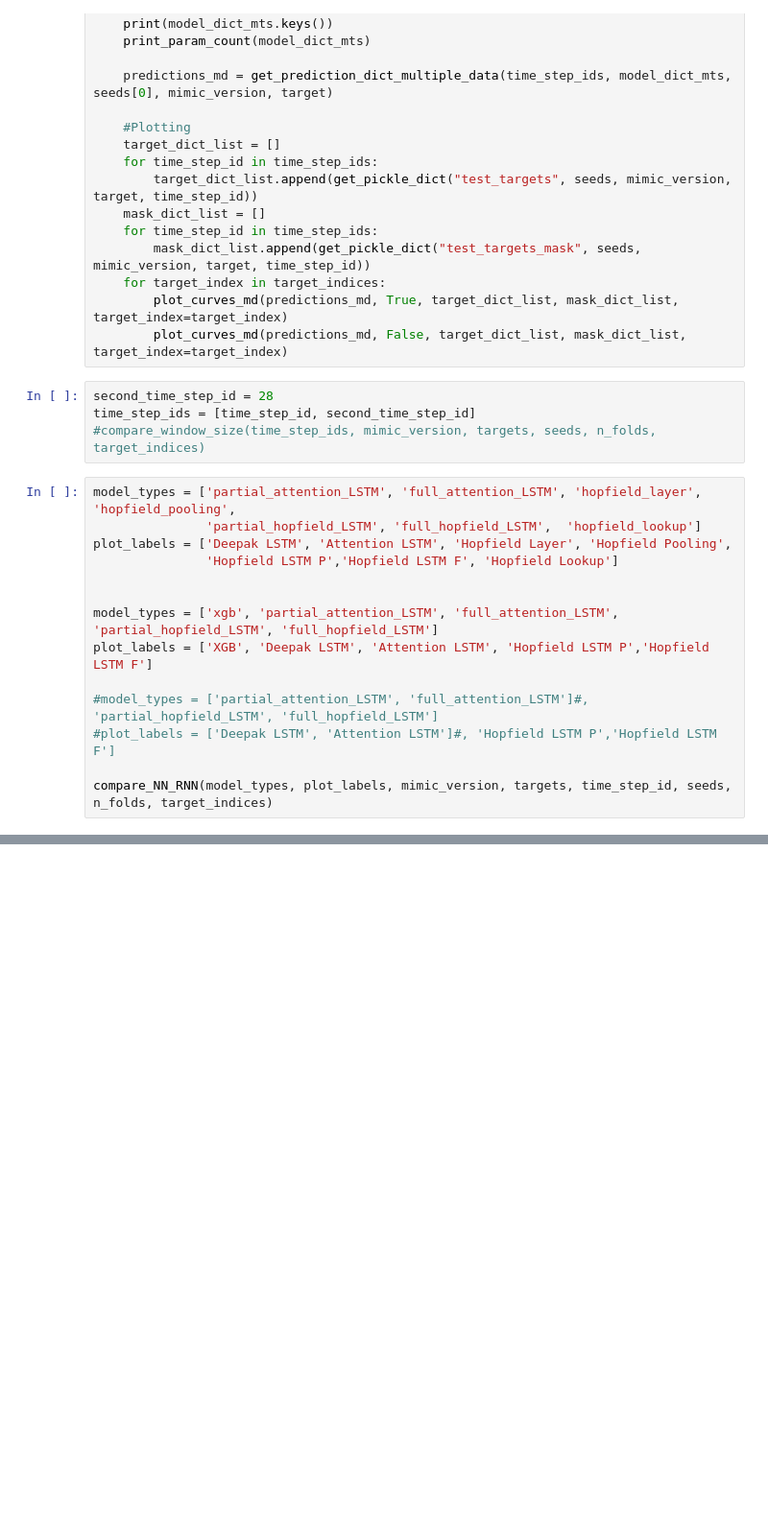
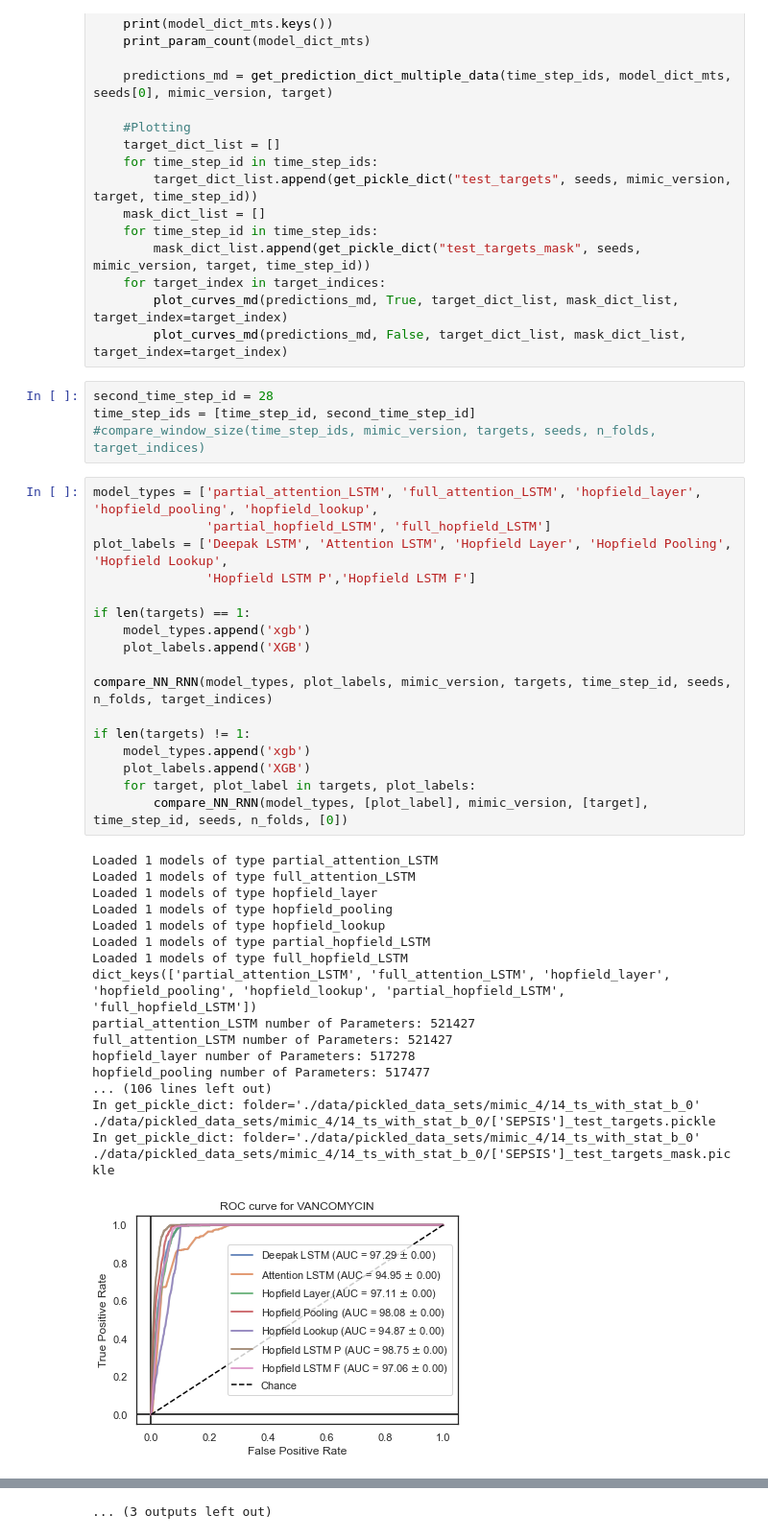
Before and after one commit to moskast/mimic_model, a Jupyter notebook: test.ipynb, the cells around one changed output, grey strips where cells are left out. Shown at 96% size. Saved outputs shown, nothing was run; the diff lists cells and outputs as text; blank space fills up the shorter version.

```diff
--- a/test.ipynb
+++ b/test.ipynb
@@ -478,16 +550,38 @@ second_time_step_id = 28
 time_step_ids = [time_step_id, second_time_step_id]
 #compare_window_size(time_step_ids, mimic_version, targets, seeds, n_folds, target_indices)
 # %%
-model_types = ['partial_attention_LSTM', 'full_attention_LSTM', 'hopfield_layer', 'hopfield_pooling',
-               'partial_hopfield_LSTM', 'full_hopfield_LSTM',  'hopfield_lookup']
-plot_labels = ['Deepak LSTM', 'Attention LSTM', 'Hopfield Layer', 'Hopfield Pooling',
-               'Hopfield LSTM P','Hopfield LSTM F', 'Hopfield Lookup']
+model_types = ['partial_attention_LSTM', 'full_attention_LSTM', 'hopfield_layer', 'hopfield_pooling', 'hopfield_lookup',
+               'partial_hopfield_LSTM', 'full_hopfield_LSTM']
+plot_labels = ['Deepak LSTM', 'Attention LSTM', 'Hopfield Layer', 'Hopfield Pooling', 'Hopfield Lookup',
+               'Hopfield LSTM P','Hopfield LSTM F']
 
-
-model_types = ['xgb', 'partial_attention_LSTM', 'full_attention_LSTM', 'partial_hopfield_LSTM', 'full_hopfield_LSTM']
-plot_labels = ['XGB', 'Deepak LSTM', 'Attention LSTM', 'Hopfield LSTM P','Hopfield LSTM F']
-
-#model_types = ['partial_attention_LSTM', 'full_attention_LSTM']#, 'partial_hopfield_LSTM', 'full_hopfield_LSTM']
-#plot_labels = ['Deepak LSTM', 'Attention LSTM']#, 'Hopfield LSTM P','Hopfield LSTM F']
+if len(targets) == 1:
+    model_types.append('xgb')
+    plot_labels.append('XGB')
 
 compare_NN_RNN(model_types, plot_labels, mimic_version, targets, time_step_id, seeds, n_folds, target_indices)
+
+if len(targets) != 1:
+    model_types.append('xgb')
+    plot_labels.append('XGB')
+    for target, plot_label in targets, plot_labels:
+        compare_NN_RNN(model_types, [plot_label], mimic_version, [target], time_step_id, seeds, n_folds, [0])
+# %% [output]
+Loaded 1 models of type partial_attention_LSTM
+Loaded 1 models of type full_attention_LSTM
+Loaded 1 models of type hopfield_layer
+Loaded 1 models of type hopfield_pooling
+Loaded 1 models of type hopfield_lookup
+Loaded 1 models of type partial_hopfield_LSTM
+Loaded 1 models of type full_hopfield_LSTM
+dict_keys(['partial_attention_LSTM', 'full_attention_LSTM', 'hopfield_layer', 'hopfield_pooling', 'hopfield_lookup', 'partial_hopfield_LSTM', 'full_hopfield_LSTM'])
+partial_attention_LSTM number of Parameters: 521427
+full_attention_LSTM number of Parameters: 521427
+hopfield_layer number of Parameters: 517278
+hopfield_pooling number of Parameters: 517477
+... (106 lines left out)
+In get_pickle_dict: folder='./data/pickled_data_sets/mimic_4/14_ts_with_stat_b_0'
+./data/pickled_data_sets/mimic_4/14_ts_with_stat_b_0/['SEPSIS']_test_targets.pickle
+In get_pickle_dict: folder='./data/pickled_data_sets/mimic_4/14_ts_with_stat_b_0'
+./data/pickled_data_sets/mimic_4/14_ts_with_stat_b_0/['SEPSIS']_test_targets_mask.pickle
+[figure, added]
@@ -494,3 +598,4 @@ compare_NN_RNN(model_types, plot_labels, mimic_version, targets, time_step_id, s
+... (3 outputs left out)
 # %%
 def get_attention_dict(model_dict, input_data, mask):
     input_data = torch.tensor(input_data, dtype=torch.float).clone().detach()
```
Also changed, not shown: parts of 9 cells of this notebook, 5 other files.
